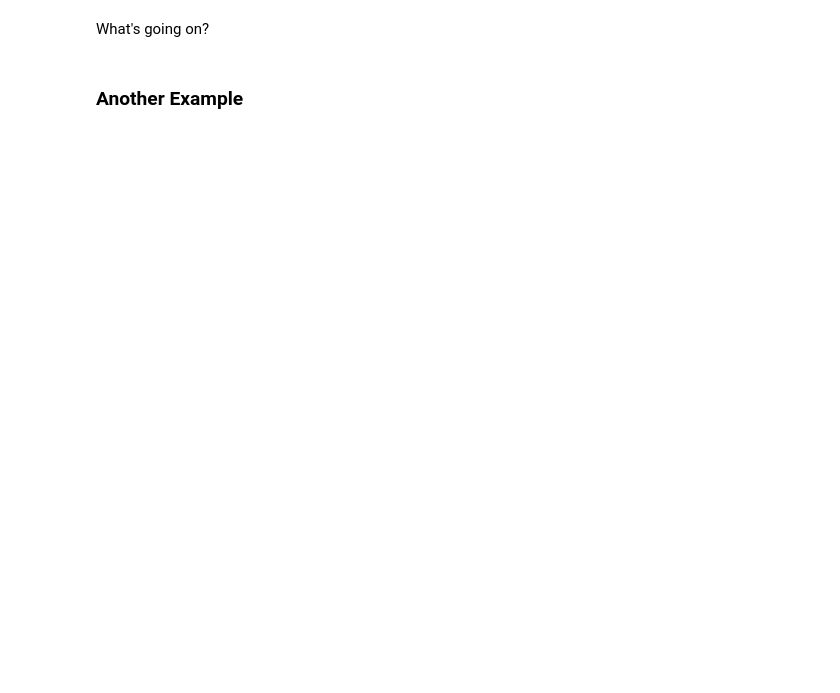
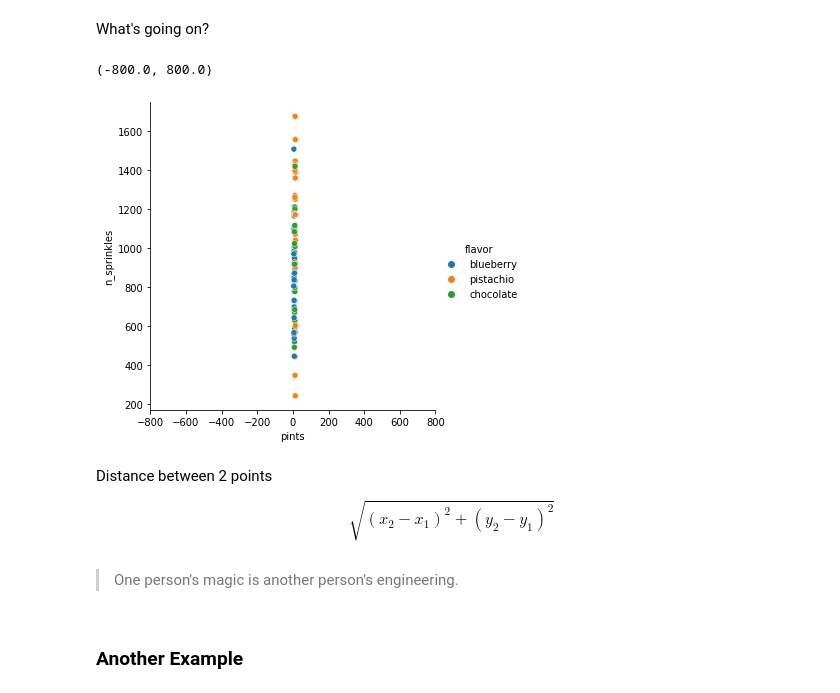
Before and after one commit to CodeupClassroom/innis-regression-exercises, a Jupyter notebook: scaling_lesson.ipynb, the cells around one changed output. Cells and saved outputs as stored; diff of their text form; code cells hidden in the pictures; blank space fills up the shorter version.

```diff
--- a/scaling_lesson.ipynb
+++ b/scaling_lesson.ipynb
@@ -66,5 +79,19 @@ model.score(X_test_scaled, y_test)
 # %% [markdown]
 What's going on?
+# %%
+sns.relplot(data=train, y='n_sprinkles', x='pints', hue='flavor')
+plt.xlim(-800, 800)
+# %% [output]
+(-800.0, 800.0)
+[figure, added]
+# %% [markdown]
+Distance between 2 points
+
+$$
+\sqrt{(x_2 - x_1)^2 + (y_2 - y_1)^2}
+$$
+# %% [markdown]
+> One person's magic is another person's engineering.
 # %% [markdown]
 ### Another Example
 # %%
```
Also changed, not shown: parts of 16 cells of this notebook, 1 other file.
